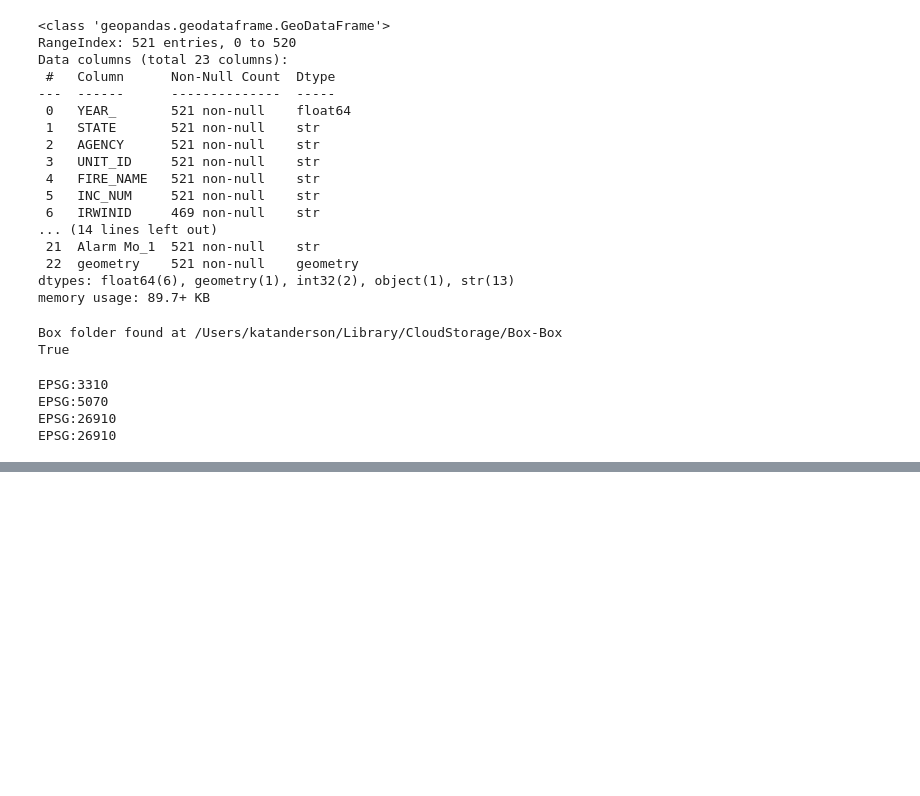
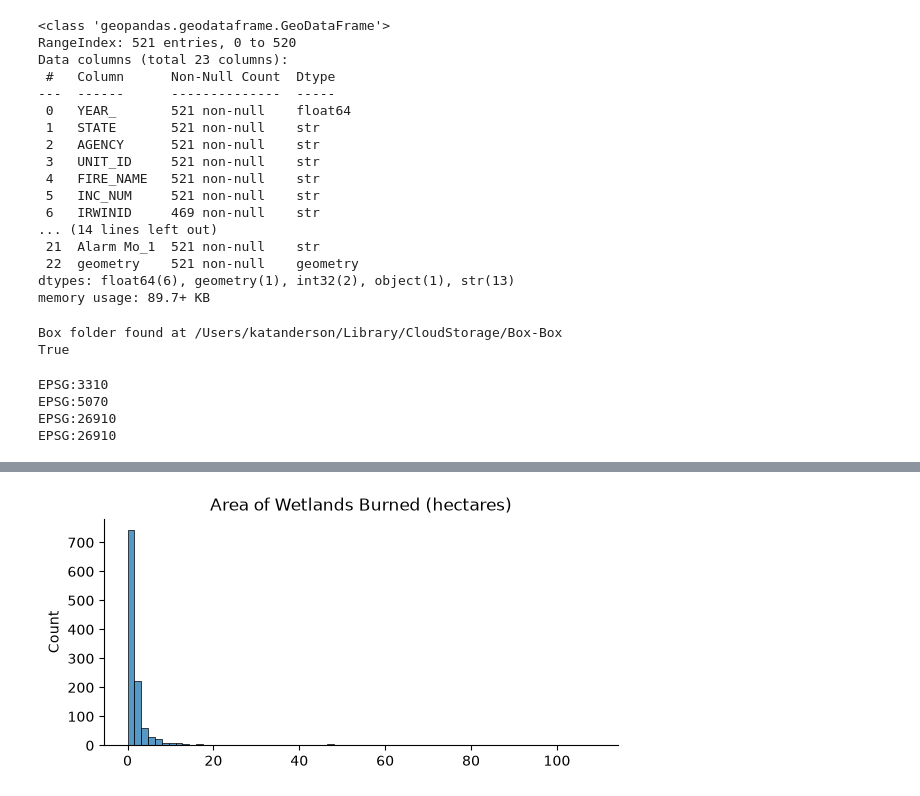
Before and after one commit to Sophiacyt/Wildfire-Wetland_BunkerAndersonTseng, a Jupyter notebook: scripts/A3/Mapping+Connecting-Kat.ipynb, the cells around one changed output, grey strips where cells are left out. Saved outputs shown, nothing was run; the diff lists cells and outputs as text; code cells hidden in the pictures; blank space fills up the shorter version.

```diff
--- a/scripts/A3/Mapping+Connecting-Kat.ipynb
+++ b/scripts/A3/Mapping+Connecting-Kat.ipynb
@@ -101,0 +142,12 @@ nearest_fires = nearest_fires = gpd.sjoin_nearest(
+# %%
+# want to see how much area of wetland actually had a wildfire
+intersect = gpd.overlay(wetlands_crs, fire_crs, how="intersection")
+# %%
+# good news the intersected shapes matches the number of fire records where dist=0
+print(intersect.shape)
+intersect.head()
+# add a column to the intersected dataset that showsintersect area in hectares
+# 1 hectare = 10,000 square meters
+intersect['int_area_ha']=intersect.geometry.area / 10000
+
+intersect.head()
@@ -101,0 +163,17 @@ nearest_fires = nearest_fires = gpd.sjoin_nearest(
+# %%
+# visualize intersected wetlands and fires
+# generate a graph of distance to nearest fire (in meters)
+g = sns.displot(
+    data = intersect,
+    x = 'int_area_ha',
+    height=3,
+    aspect=2
+)
+
+g.set(
+    title = "Area of Wetlands Burned (hectares)",
+    xlabel="",
+    ylabel="Count"
+);
+# %% [output]
+[figure, added]
```
Also changed, not shown: parts of 6 cells of this notebook, 1 other file.
